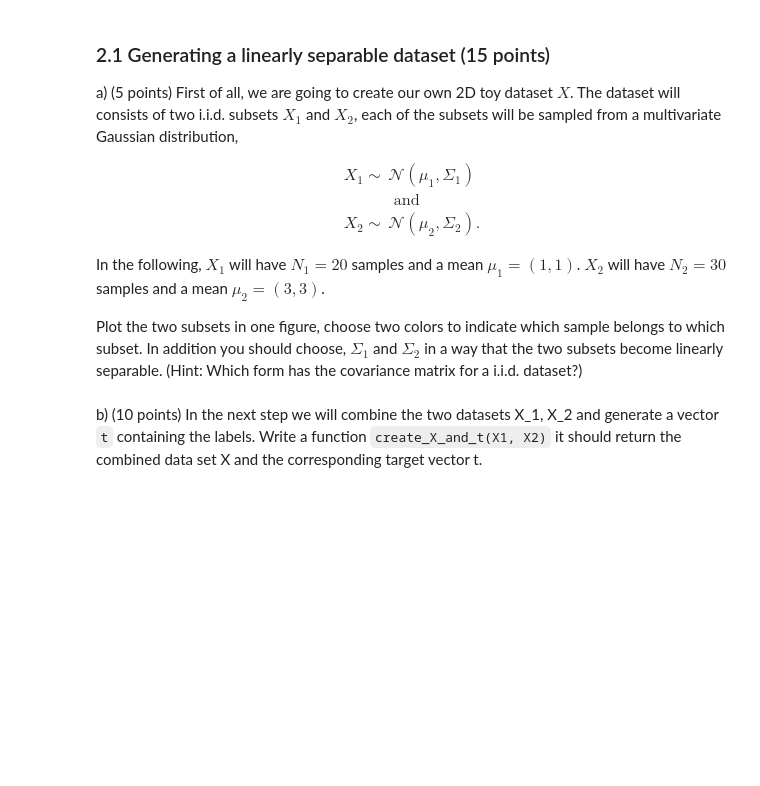
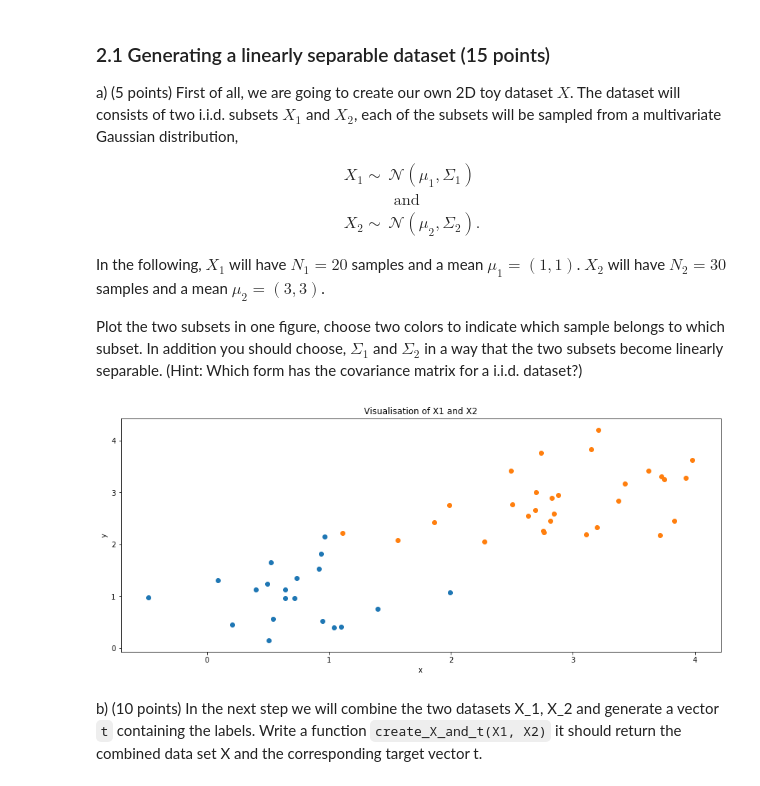
Before and after one commit to jamie0725/Machine-Learning-1, a Jupyter notebook: 12046477_12161381_lab3.ipynb, the cells around one changed output. Drawn from its saved outputs; the diff is of its cells as text; code cells hidden in the pictures; blank space fills up the shorter version.

```diff
--- a/12046477_12161381_lab3.ipynb
+++ b/12046477_12161381_lab3.ipynb
@@ -300,2 +301,25 @@ raise NotImplementedError()
+# %%
+# YOUR CODE HERE
+def create_X1_and_X2():
+    n1 = 20
+    n2 = 30
+    mu1 = np.array([1,1])
+    mu2 = np.array([3,3])
+    sigma1 = np.diag(np.random.rand(2))
+    sigma2 = np.diag(np.random.rand(2))
+    X1 = random.multivariate_normal(mu1, sigma1, n1)
+    X2 = random.multivariate_normal(mu2, sigma2, n2)
+    return X1, X2
+X1, X2 = create_X1_and_X2()
+
+plt.figure(figsize=(15, 6))
+plt.scatter(X1[:,0],X1[:,1], label="X1")
+plt.scatter(X2[:,0],X2[:,1], label="X2")
+plt.xlabel('x')
+plt.ylabel('y')
+plt.title("Visualisation of X1 and X2")
+plt.show()
+# %% [output]
+[figure, added]
 # %% [markdown]
 b) (10 points) In the next step we will combine the two datasets X_1, X_2 and generate a vector `t` containing the labels. Write a function `create_X_and_t(X1, X2)` it should return the combined data set X and the corresponding target vector t.
```
Also changed, not shown: parts of 7 cells of this notebook.
